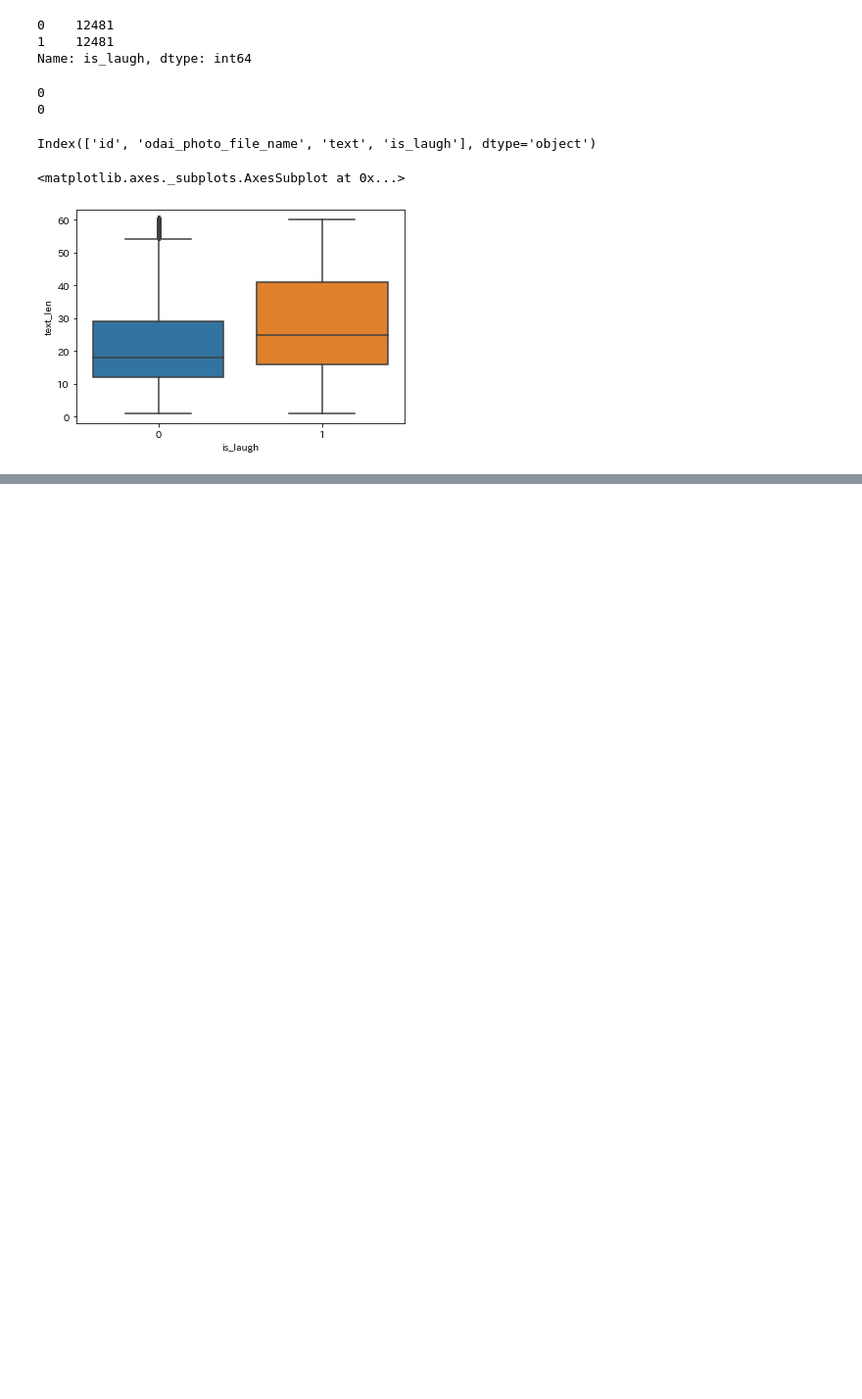
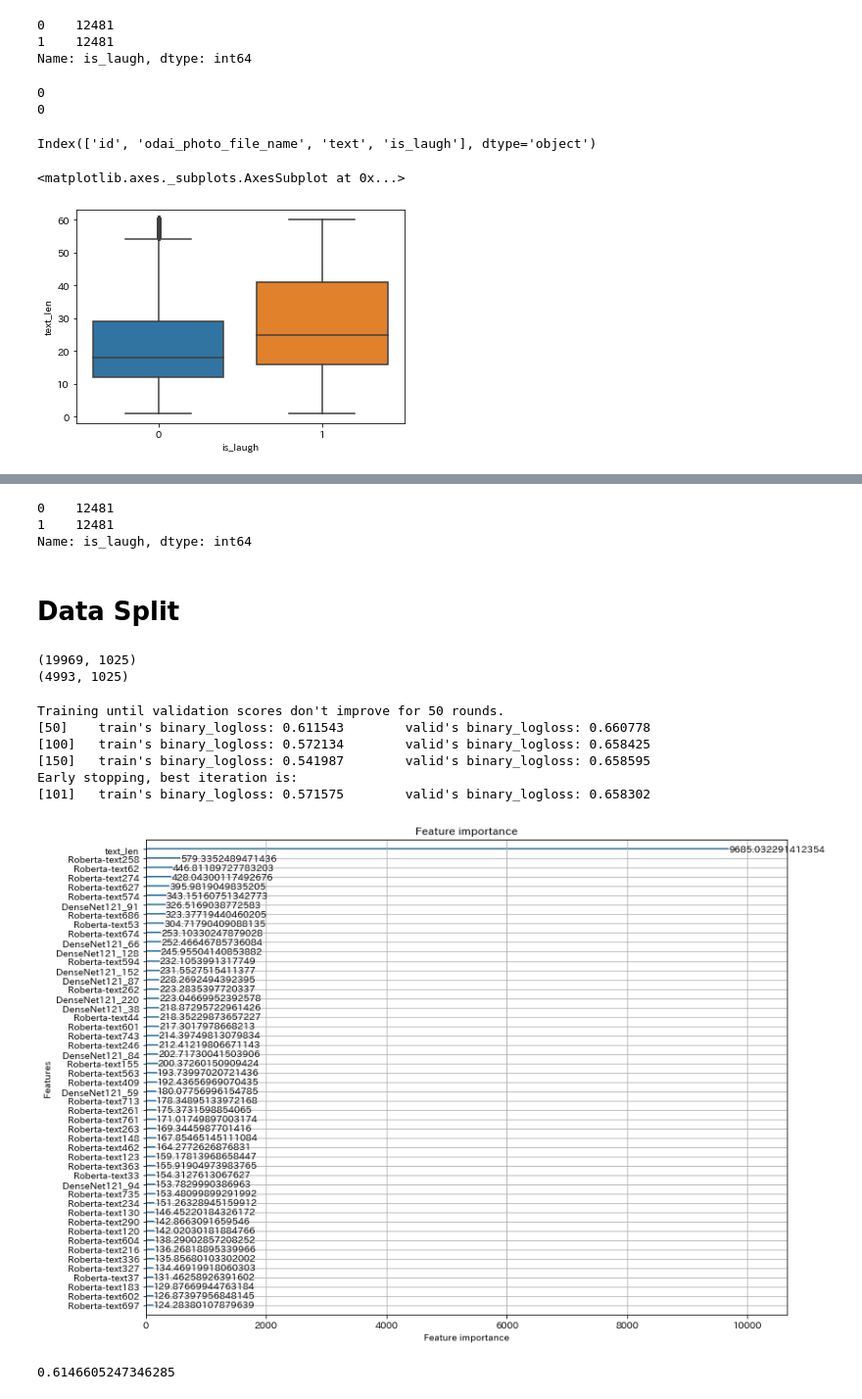
Before and after one commit to monta0315/bokete, a Jupyter notebook: bokete.ipynb, the cells around one changed output, grey strips where cells are left out. Shown at 98% size. Saved outputs shown, nothing was run; the diff lists cells and outputs as text; code cells hidden in the pictures; blank space fills up the shorter version.

```diff
--- a/bokete.ipynb
+++ b/bokete.ipynb
@@ -175,0 +293,3 @@ sns.boxplot(x="is_laugh", y="text_len", data=train_df)
+# %%
+# trainのデータに結合します。
+train_df = pd.merge(train_df, image_feature, on="odai_photo_file_name", how="left")
@@ -175,0 +465,74 @@ sns.boxplot(x="is_laugh", y="text_len", data=train_df)
+# %%
+train_df["is_laugh"].value_counts()
+# %% [output]
+0    12481
+1    12481
+Name: is_laugh, dtype: int64
+# %% [markdown]
+# Data Split
+# %%
+# 学習データと評価データに分割します
+train_df, valid_df = train_test_split(train_df, test_size=0.2, random_state=42, stratify=train_df["is_laugh"])
+
+train_y = train_df["is_laugh"]
+train_x = train_df.drop(["id", "odai_photo_file_name", "text","is_laugh"], axis=1)
+
+valid_y = valid_df["is_laugh"]
+valid_x = valid_df.drop(["id", "odai_photo_file_name", "text","is_laugh"], axis=1)
+
+test_x = test_df.drop(["id", "odai_photo_file_name", "text"], axis=1)
+# %%
+print(train_x.shape)
+print(valid_x.shape)
+# %% [output]
+(19969, 1025)
+(4993, 1025)
+# %%
+lgbm_params = {
+    "n_estimators": 20000,
+    "objective": 'binary',
+    "learning_rate": 0.05,
+    "num_leaves": 32,
+    "random_state": 71,
+    "n_jobs": -1,
+    "importance_type": "gain",
+    'colsample_bytree': .8,
+    "reg_lambda": 5,
+    "max_depth":5,
+    }
+
+lgtrain = lgb.Dataset(train_x, train_y)
+lgvalid = lgb.Dataset(valid_x, valid_y)
+
+lgb_clf = lgb.train(
+    lgbm_params,
+    lgtrain,
+    num_boost_round=10000,
+    valid_sets=[lgtrain, lgvalid],
+    valid_names=['train','valid'],
+    early_stopping_rounds=50,
+    verbose_eval=50
+)
+# %% [output]
+Training until validation scores don't improve for 50 rounds.
+[50]    train's binary_logloss: 0.611543        valid's binary_logloss: 0.660778
+[100]   train's binary_logloss: 0.572134        valid's binary_logloss: 0.658425
+[150]   train's binary_logloss: 0.541987        valid's binary_logloss: 0.658595
+Early stopping, best iteration is:
+[101]   train's binary_logloss: 0.571575        valid's binary_logloss: 0.658302
+# %%
+# 特徴量の重要度を可視化。
+lgb.plot_importance(lgb_clf, figsize=(12,8), max_num_features=50, importance_type='gain')
+plt.tight_layout()
+plt.show()
+# %% [output]
+[figure, added]
+# %%
+# 評価指標はlog lossだが、accuracyも見てみる
+
+val_pred = lgb_clf.predict(valid_x, num_iteration=lgb_clf.best_iteration)
+val_pred_max = np.round(lgb_clf.predict(valid_x)).astype(int)  # クラスに分類
+accuracy = sum(valid_y == val_pred_max) / len(valid_y)
+print(accuracy)
+# %% [output]
+0.6146605247346285
```
Also changed, not shown: parts of 27 cells of this notebook.
